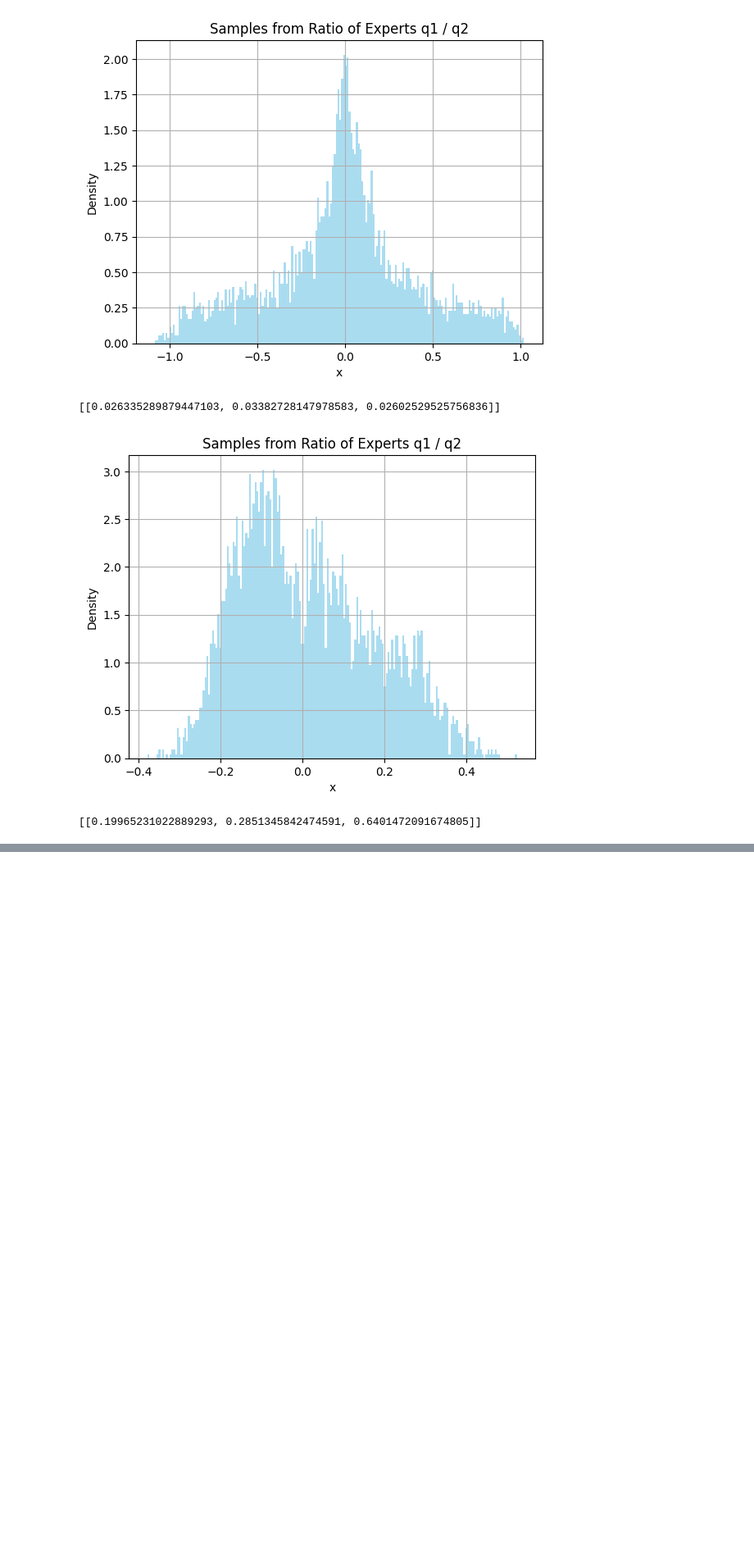
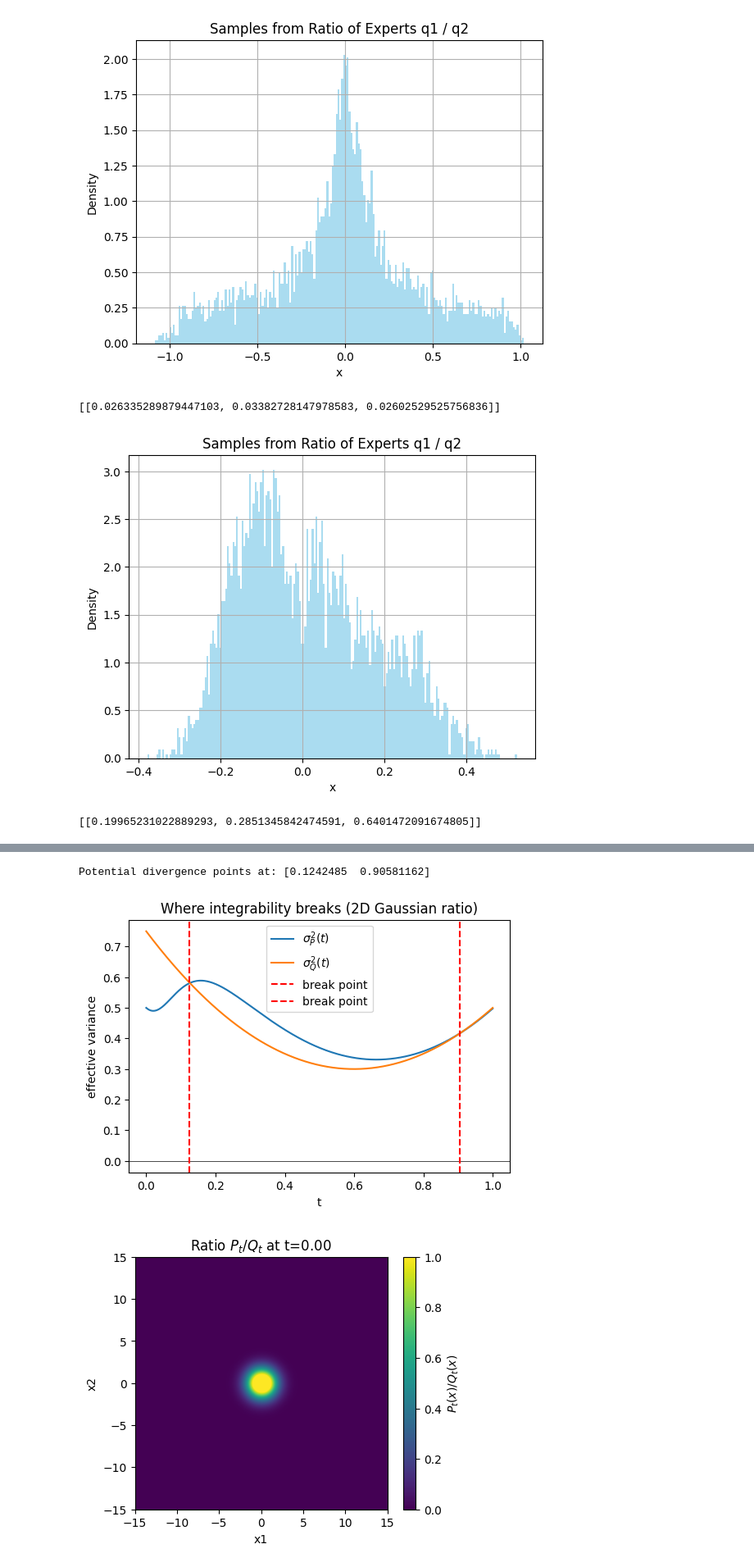
Before and after one commit to ziseoklee/ACE, a Jupyter notebook: 1D-HCG-Pathological.ipynb, the cells around one changed output, grey strips where cells are left out. Shown: that part at 82% size. Drawn from its saved outputs; the diff is of its cells as text; code cells hidden in the pictures; blank space fills up the shorter version.

```diff
--- a/1D-HCG-Pathological.ipynb
+++ b/1D-HCG-Pathological.ipynb
@@ -183,0 +251,75 @@ print(results)
+# %%
+import numpy as np
+import matplotlib.pyplot as plt
+from scipy.stats import multivariate_normal
+
+def sigma_p1(t): return (1-t)**2 + 0.5*t**2
+def sigma_p2(t): return (1-t)**2 + 100*t**2
+def sigma_q1(t): return 1.5*(1-t)**2 + t**2
+def sigma_q2(t): return 1.5*(1-t)**2 + t**2
+
+def sigma_eff(var1, var2):
+    return 1.0 / (1/var1 + 1/var2)
+
+def sigma_P(t):
+    return sigma_eff(sigma_p1(t), sigma_p2(t))
+
+def sigma_Q(t):
+    return sigma_eff(sigma_q1(t), sigma_q2(t))
+
+# Find break points where integrability flips
+ts = np.linspace(0,1,500)
+sigP = np.array([sigma_P(t) for t in ts])
+sigQ = np.array([sigma_Q(t) for t in ts])
+diff = sigP - sigQ
+sign_changes = ts[np.where(np.diff(np.sign(diff)))[0]]
+
+print("Potential divergence points at:", sign_changes)
+
+# Plot variances
+plt.figure(figsize=(6,4))
+plt.plot(ts, sigP, label=r"$\sigma_P^2(t)$")
+plt.plot(ts, sigQ, label=r"$\sigma_Q^2(t)$")
+plt.axhline(0, color='black', lw=0.5)
+for sc in sign_changes:
+    plt.axvline(sc, color='red', ls='--', label="break point")
+plt.legend()
+plt.xlabel("t")
+plt.ylabel("effective variance")
+plt.title("Where integrability breaks (2D Gaussian ratio)")
+plt.show()
+
+
+scale = 15
+x_min, x_max, y_min, y_max = scale * -1, scale * 1, scale * -1, scale * 1
+
+# Grid for visualization
+xx, yy = np.meshgrid(np.linspace(x_min,x_max,300), np.linspace(y_min,y_max,300))
+pos = np.dstack((xx,yy))
+
+def ratio_density(t):
+    covP = sigma_P(t) * np.eye(2)
+    covQ = sigma_Q(t) * np.eye(2)
+    p = multivariate_normal([0,0], covP).pdf(pos)
+    q = multivariate_normal([0,0], covQ).pdf(pos)
+    ratio = p / q
+    return ratio #np.clip(ratio, 0, 1e18)  # cap at 1e18 for visualization
+
+# Fixed colormap range
+vmin, vmax = 0, 1
+
+for t in [0.0, 0.5, 1.0]:
+    ratio = ratio_density(t)
+    plt.figure(figsize=(5,4))
+    cmap = plt.cm.viridis
+    im = plt.imshow(ratio, extent=(x_min,x_max,y_min,y_max), origin="lower",
+                    cmap=cmap, vmin=vmin, vmax=vmax)
+    plt.colorbar(im, label=r"$P_t(x)/Q_t(x)$")
+    plt.title(f"Ratio $P_t/Q_t$ at t={t:.2f}")
+    plt.xlabel("x1")
+    plt.ylabel("x2")
+    plt.show()
+# %% [output]
+Potential divergence points at: [0.1242485  0.90581162]
+[figure, added]
+[figure, added]
```
Also changed, not shown: parts of 3 cells of this notebook, 10 other files.
